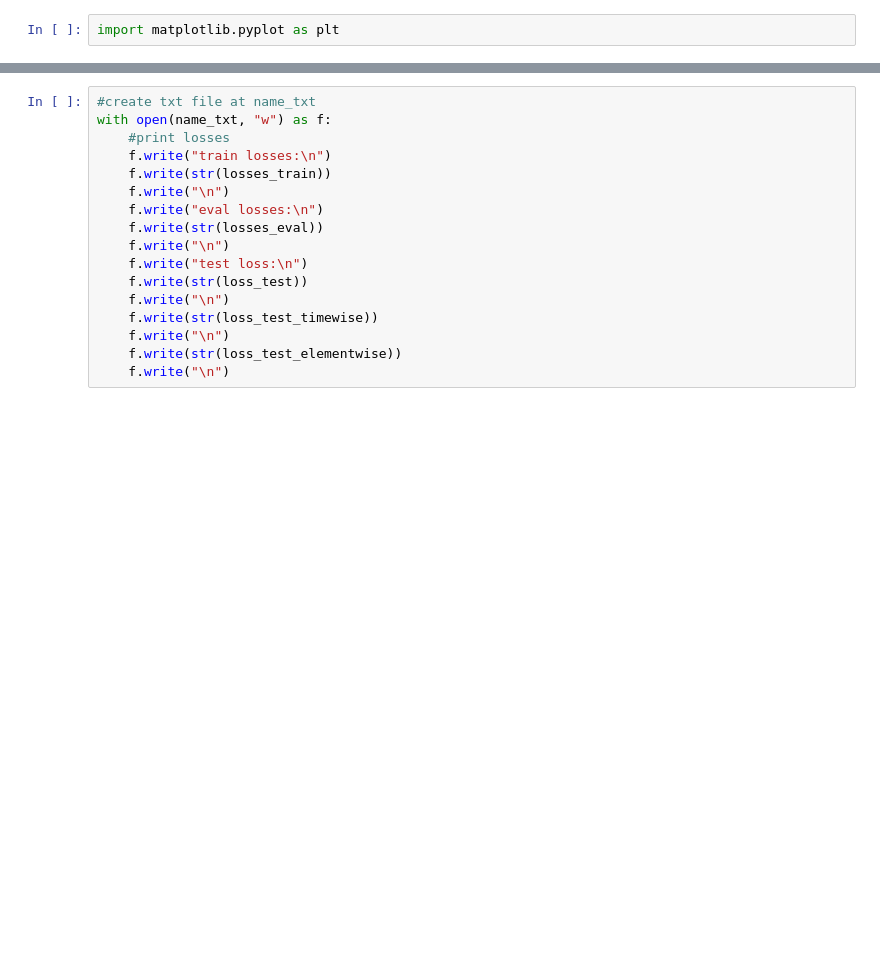
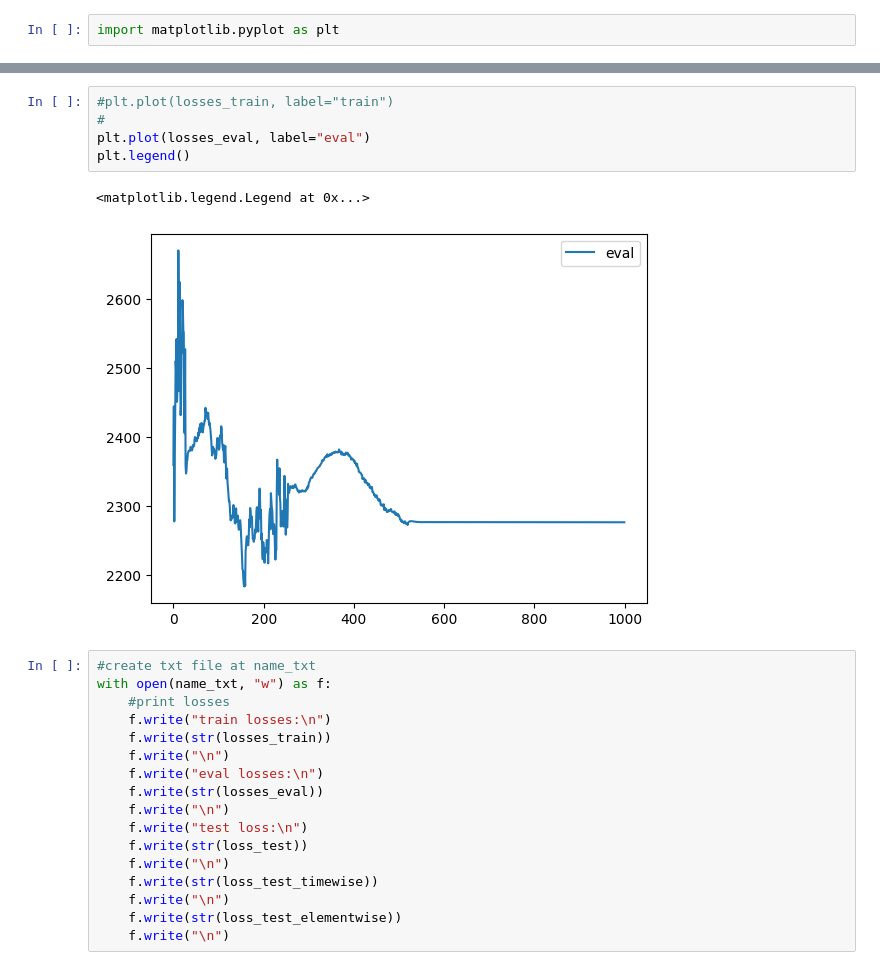
Before and after one commit to Kriznar4/GraphVolt, a Jupyter notebook: notebooks/final-gcnlstm.ipynb, the cells around one changed output, grey strips where cells are left out. Saved outputs shown, nothing was run; the diff lists cells and outputs as text; blank space fills up the shorter version.

```diff
--- a/notebooks/final-gcnlstm.ipynb
+++ b/notebooks/final-gcnlstm.ipynb
@@ -184,3 +201,11 @@ plt.legend()
+# %%
+#plt.plot(losses_train, label="train")
+#
+plt.plot(losses_eval, label="eval")
+plt.legend()
+# %% [output]
+<matplotlib.legend.Legend at 0x...>
+[figure, added]
 # %%
 #create txt file at name_txt
 with open(name_txt, "w") as f:
```
Also changed, not shown: parts of 8 cells of this notebook, 2 other files.
